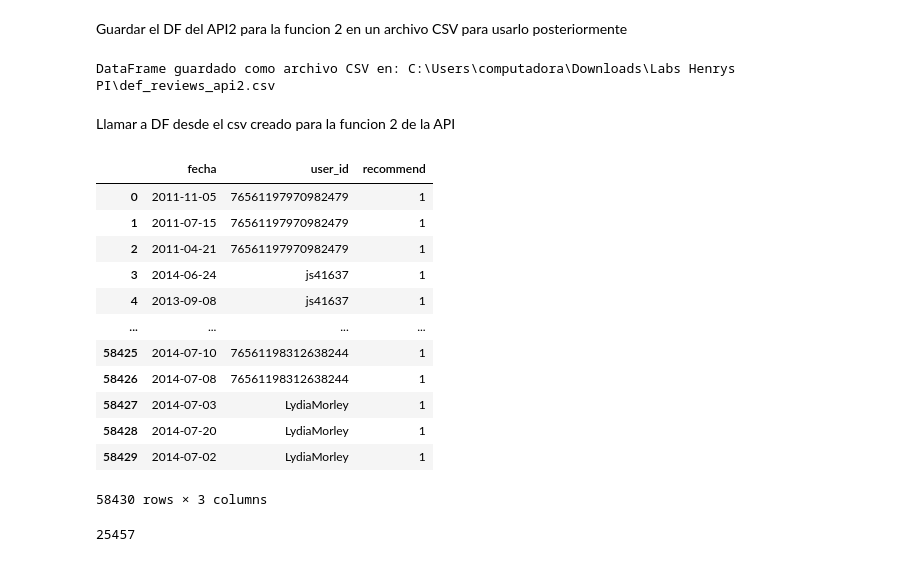
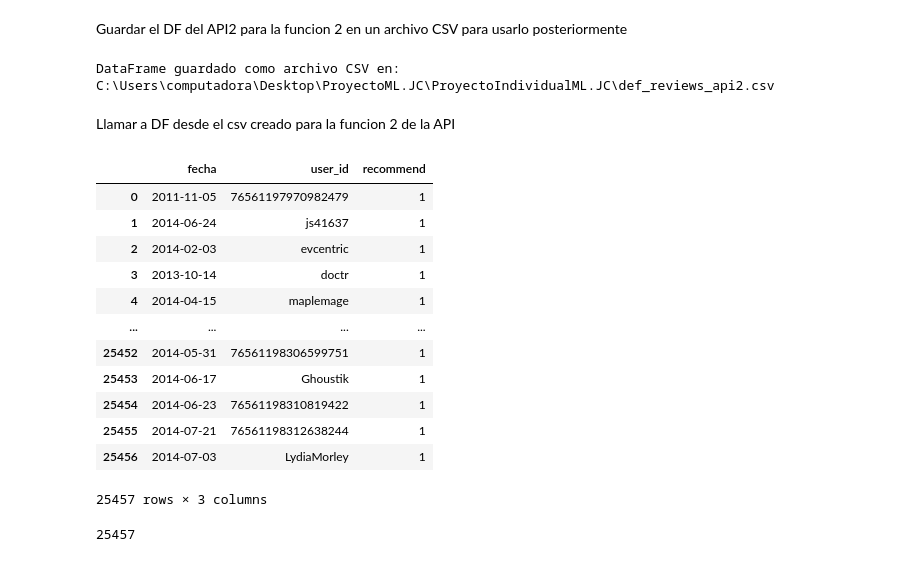
Before and after one commit to jcchmd29/ProyectoIndividualML.JC, a Jupyter notebook: ETLyEDA_reviews.ipynb, the cells around one changed output. Saved outputs shown, nothing was run; the diff lists cells and outputs as text; code cells hidden in the pictures.

```diff
--- a/ETLyEDA_reviews.ipynb
+++ b/ETLyEDA_reviews.ipynb
@@ -459,33 +517,33 @@ Guardar el DF del API2 para la funcion 2 en un archivo CSV para usarlo posterior
 # %%
 
 # Ruta donde deseas guardar el archivo CSV
-ruta_csv = r"C:\Users\computadora\Downloads\Labs Henrys PI\def_reviews_api2.csv"  # Cambia esta ruta a la que desees
+ruta_csv = r"C:\Users\computadora\Desktop\ProyectoML.JC\ProyectoIndividualML.JC\def_reviews_api2.csv"  # Cambia esta ruta a la que desees
 
 # Guarda el DataFrame en un archivo CSV
 def_reviews_api2.to_csv(ruta_csv, index=False)  # El argumento 'index=False' evita que se incluya el índice en el archivo CSV
 
 print("DataFrame guardado como archivo CSV en:", ruta_csv)
 # %% [output]
-DataFrame guardado como archivo CSV en: C:\Users\computadora\Downloads\Labs Henrys PI\def_reviews_api2.csv
+DataFrame guardado como archivo CSV en: C:\Users\computadora\Desktop\ProyectoML.JC\ProyectoIndividualML.JC\def_reviews_api2.csv
 # %% [markdown]
 Llamar a DF desde el csv creado para la funcion 2 de la API
 # %%
-def_reviews_api2=pd.read_csv(ruta_csv)
+def_reviews_api2=pd.read_csv('../ProyectoIndividualML.JC/def_reviews_api2.csv')
 def_reviews_api2
 # %% [output]
 |  | fecha | user_id | recommend |
 | 0 | 2011-11-05 | 76561197970982479 | 1 |
-| 1 | 2011-07-15 | 76561197970982479 | 1 |
-| 2 | 2011-04-21 | 76561197970982479 | 1 |
-| 3 | 2014-06-24 | js41637 | 1 |
-| 4 | 2013-09-08 | js41637 | 1 |
+| 1 | 2014-06-24 | js41637 | 1 |
+| 2 | 2014-02-03 | evcentric | 1 |
+| 3 | 2013-10-14 | doctr | 1 |
+| 4 | 2014-04-15 | maplemage | 1 |
 | ... | ... | ... | ... |
-| 58425 | 2014-07-10 | 76561198312638244 | 1 |
-| 58426 | 2014-07-08 | 76561198312638244 | 1 |
-| 58427 | 2014-07-03 | LydiaMorley | 1 |
-| 58428 | 2014-07-20 | LydiaMorley | 1 |
-| 58429 | 2014-07-02 | LydiaMorley | 1 |
+| 25452 | 2014-05-31 | 76561198306599751 | 1 |
+| 25453 | 2014-06-17 | Ghoustik | 1 |
+| 25454 | 2014-06-23 | 76561198310819422 | 1 |
+| 25455 | 2014-07-21 | 76561198312638244 | 1 |
+| 25456 | 2014-07-03 | LydiaMorley | 1 |
-58430 rows × 3 columns
+25457 rows × 3 columns
 # %%
 
 # Contar las ocurrencias únicas del usuario (user_id) en la columna 'user_id'
```
Also changed, not shown: parts of 46 cells of this notebook, 3 other files.
